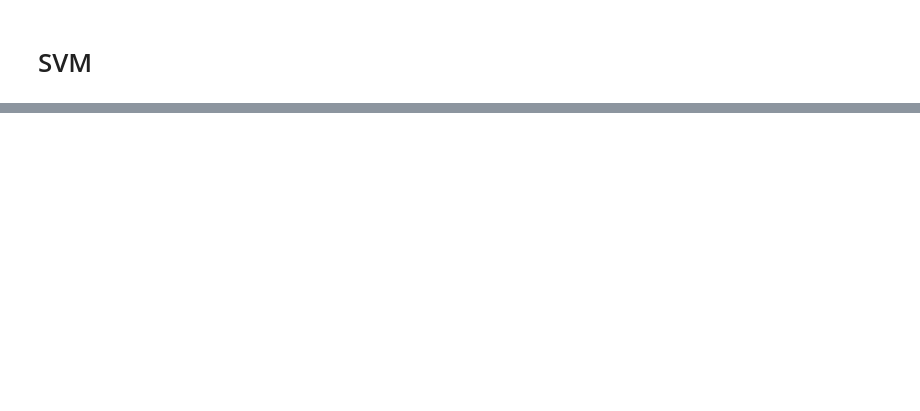
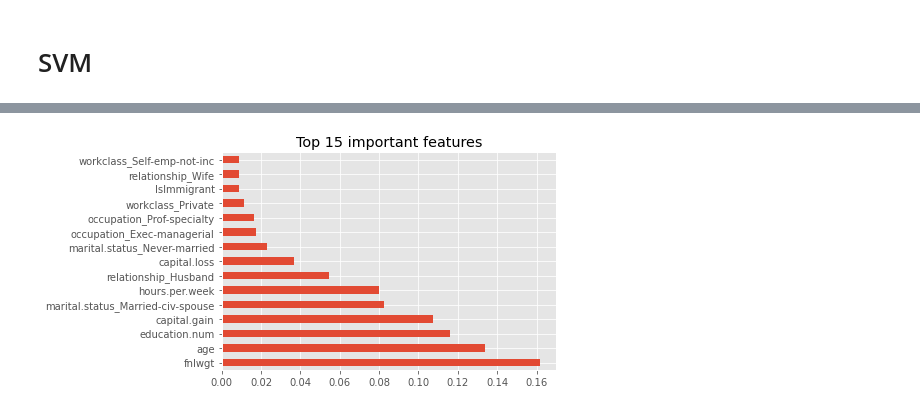
Before and after one commit to lauraah10/MachineLearning_Projects, a Jupyter notebook: DN_LA_Lab2_DS7331.ipynb, the cells around one changed output, grey strips where cells are left out. Saved outputs shown, nothing was run; the diff lists cells and outputs as text; code cells hidden in the pictures; blank space fills up the shorter version.

```diff
--- a/DN_LA_Lab2_DS7331.ipynb
+++ b/DN_LA_Lab2_DS7331.ipynb
@@ -765,0 +547,10 @@ y_predict = rfcl.predict(X_test)
+# %%
+from sklearn.ensemble import RandomForestClassifier
+rfcl = RandomForestClassifier(n_estimators = 50, random_state=1,max_features=12)
+rfcl = rfcl.fit(X_train_scaled, y_train)
+y_predict = rfcl.predict(X_test_scaled)
+#Get all scores
+acc, rec,prec,f1,auc=score_rep(y_test,y_predict)
+# Append to list of scores
+model_results.append([acc, rec,prec,f1,auc])
+model_name.append("Random Forest")
@@ -765,0 +575,7 @@ y_predict = rfcl.predict(X_test)
+# %%
+feat_importances = pd.Series(rfcl.feature_importances_, index=x.columns)
+feat_importances.nlargest(15).plot(kind='barh')
+plt.title("Top 15 important features")
+plt.show()
+# %% [output]
+[figure, added]
```
Also changed, not shown: parts of 84 cells of this notebook.
